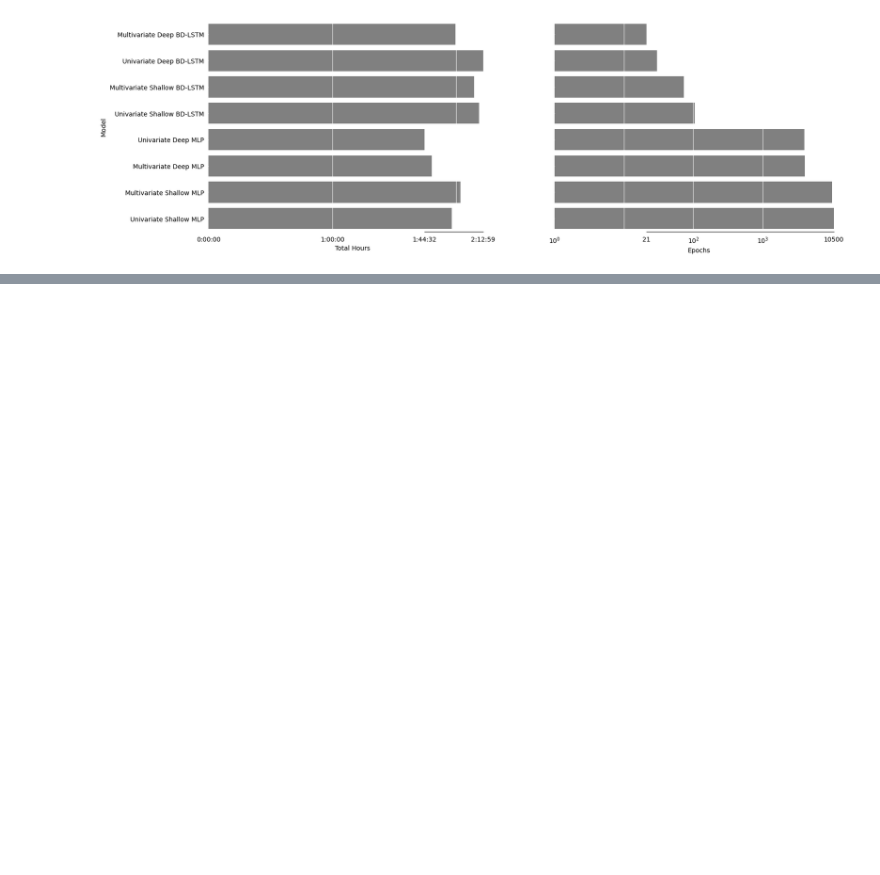
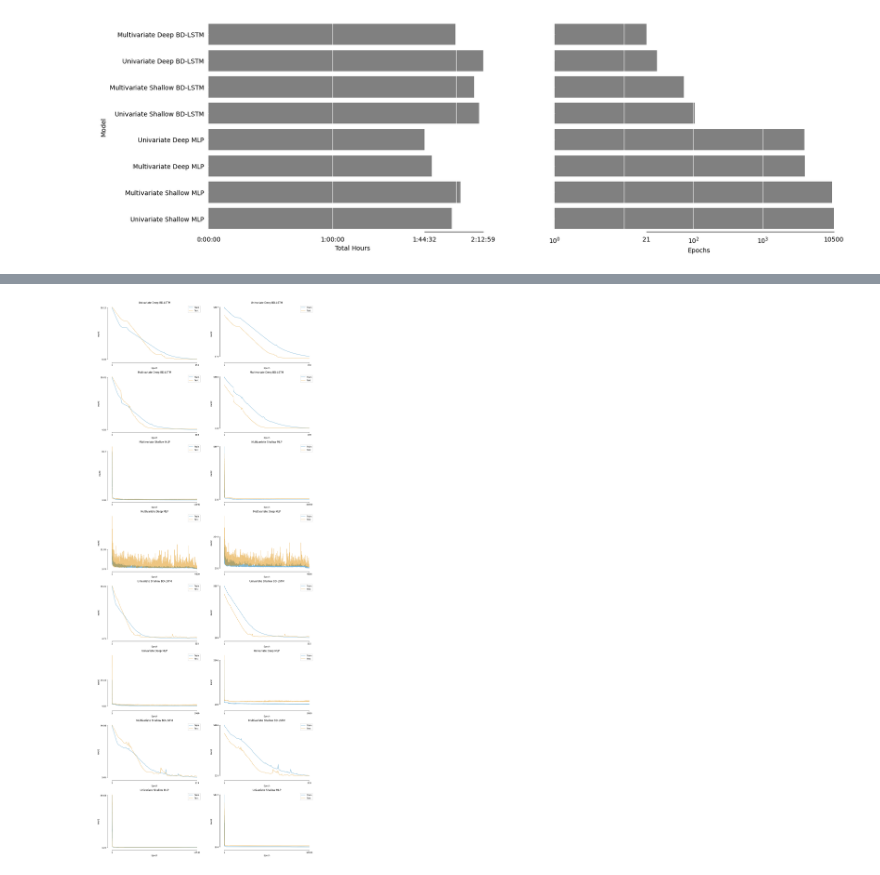
Before and after one commit to mango-unchained/Team-K---ZZSC9020-Capstone-Project, a Jupyter notebook: Results.ipynb, the cells around one changed output, grey strips where cells are left out. Drawn from its saved outputs; the diff is of its cells as text; code cells hidden in the pictures; blank space fills up the shorter version.

Commit message:
Preliminary model histories and test results added

```diff
--- a/Results.ipynb
+++ b/Results.ipynb
@@ -516,0 +500,19 @@ dtype: timedelta64[ns]
+# %%
+train_hists = glob('models/*history.csv')
+
+models = set([match('.*Final_(.*?) ', e).group(1) for e in train_hists])
+model_hists, label_hists = dict(), dict()
+
+for m in models:
+    # model_hists[m] =
+    hists = sorted([hist for hist in train_hists if m in hist], key=lambda e: e.count('Extended'))
+    full_hist = pd.DataFrame()
+    epoch = 0
+    for hist in hists:
+        partial_hist = pd.read_csv(hist).reset_index().rename(columns={'index': 'epoch'})
+        partial_hist.epoch += 1 + epoch
+        epoch = partial_hist.epoch.max()
+        full_hist = pd.concat([full_hist, partial_hist]).reset_index(drop=True)
+    label_hists[to_model_label(m)] = full_hist
+
+label_hists
@@ -516,0 +550,38 @@ dtype: timedelta64[ns]
+# %%
+n_rows, n_cols = len(label_hists), 2
+
+fig, axes = plt.subplots(n_rows, n_cols, figsize=(9*n_cols, 6*n_rows))
+colours = palette(2)
+
+for i, (m, m_hist) in enumerate(label_hists.items()):
+    ax_row = axes[i]
+    mse_cols = [e for e in m_hist.columns if 'mean_squared_error' in e]
+    m_hist[[e.replace('mean_squared_error', 'RMSE') for e in mse_cols]] = m_hist[mse_cols].apply(lambda d: d.apply(lambda e: e**.5), axis=1)
+
+    metrics = ['loss', 'RMSE']
+
+    for j, ax in enumerate(ax_row):
+
+        metric = metrics[j]
+        label = metric.replace('loss', 'MAPE')
+
+        sns.lineplot(m_hist, x='epoch', y=metric, ax=ax, label='Train', alpha=0.5, c=colours[0])
+        sns.lineplot(m_hist, x='epoch', y=f"val_{metric}", ax=ax, label='Test', alpha=0.5, c=colours[1])
+
+        ax.set_ylim(0)
+        ax.set_xlabel('Epoch')
+        ax.set_ylabel(label)
+        ax.set_title(m)
+        # ax.set_yscale('symlog')
+
+        neaten_ticks(ax, 'x', [m_hist.epoch.min(), m_hist.epoch.max()], [])
+        neaten_ticks(ax, 'y', [m_hist[metric].min(), m_hist[metric].max()], [], dp= 2 if label == 'MAPE' else 0)
+
+    # break
+
+    # plt.suptitle('M3')
+    # plt.savefig(f'{fig_dir}LSTM_shallow_multiv continued fitting.png', dpi=300, facecolor='white', edgecolor='white', bbox_inches='tight')
+
+show(fig, axes.flatten(), file='training times')
+# %% [output]
+[figure, added]
```
Also changed, not shown: parts of 13 cells of this notebook, 2 other files.
